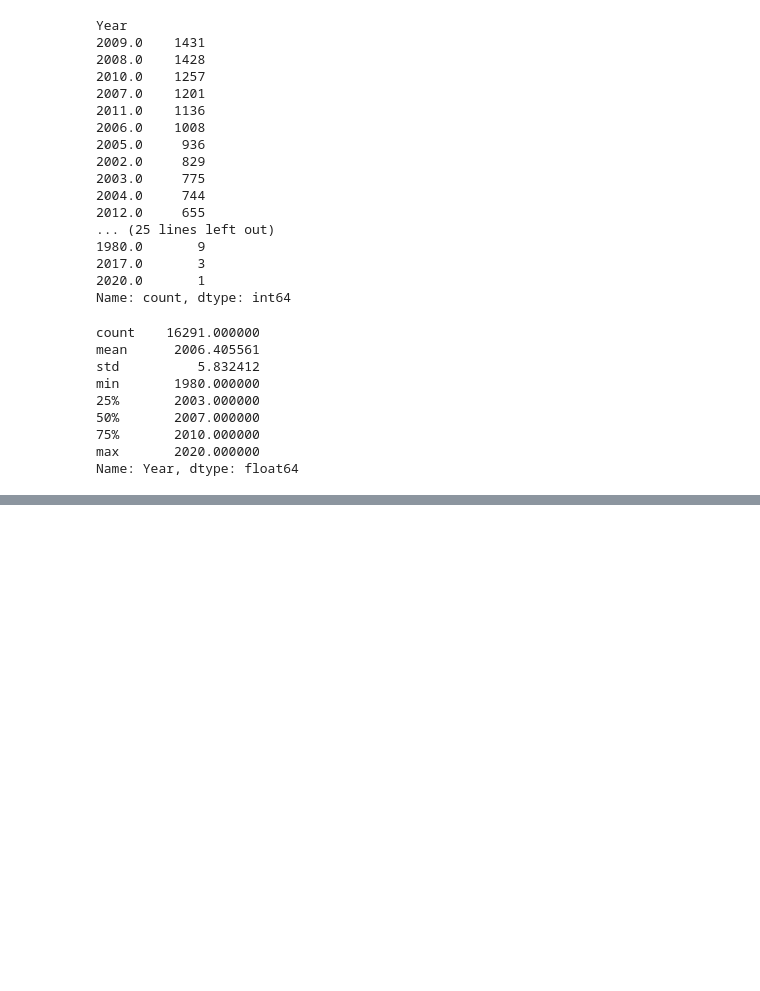
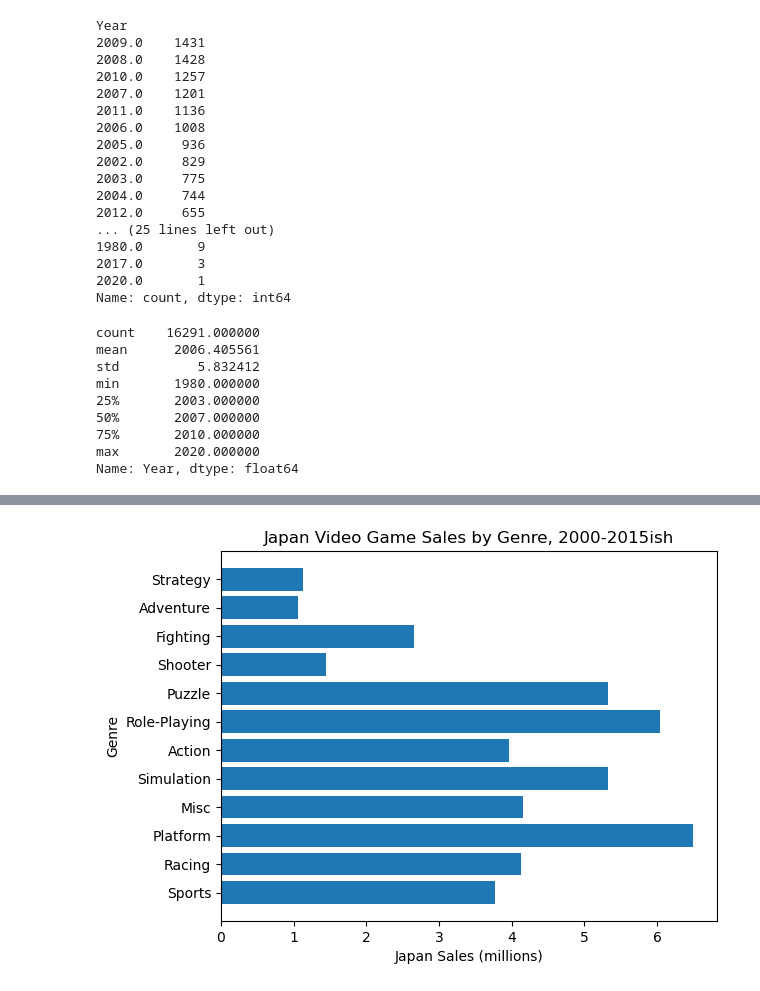
Before and after one commit to reubencolten/ds4200-project, a Jupyter notebook: VideoGameDataNotebook.ipynb, the cells around one changed output, grey strips where cells are left out. Cells and saved outputs as stored; diff of their text form; code cells hidden in the pictures; blank space fills up the shorter version.

```diff
--- a/VideoGameDataNotebook.ipynb
+++ b/VideoGameDataNotebook.ipynb
@@ -85,0 +120,8 @@ df_dropped.shape
+# %%
+plt.barh(df['Genre'], df['JP_Sales'])
+plt.title('Japan Video Game Sales by Genre, 2000-2015ish')
+plt.xlabel('Japan Sales (millions)')
+plt.ylabel('Genre')
+plt.show()
+# %% [output]
+[figure, added]
```
Also changed, not shown: parts of 15 cells of this notebook, 1 other file.
